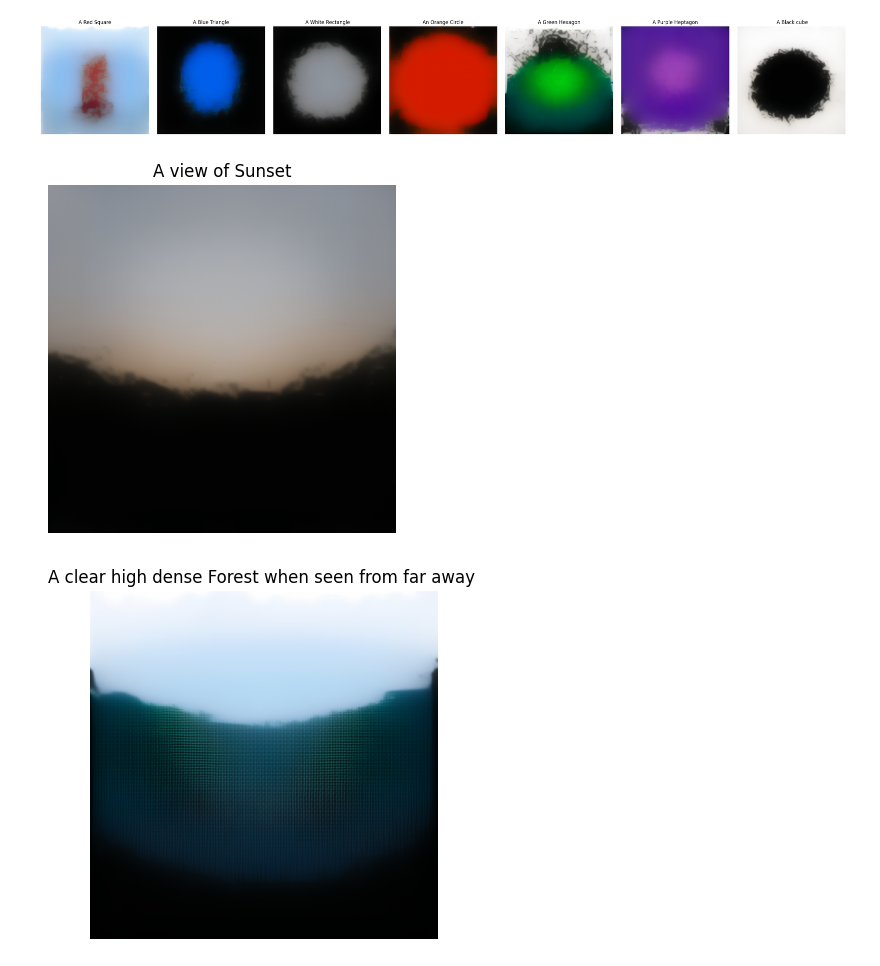
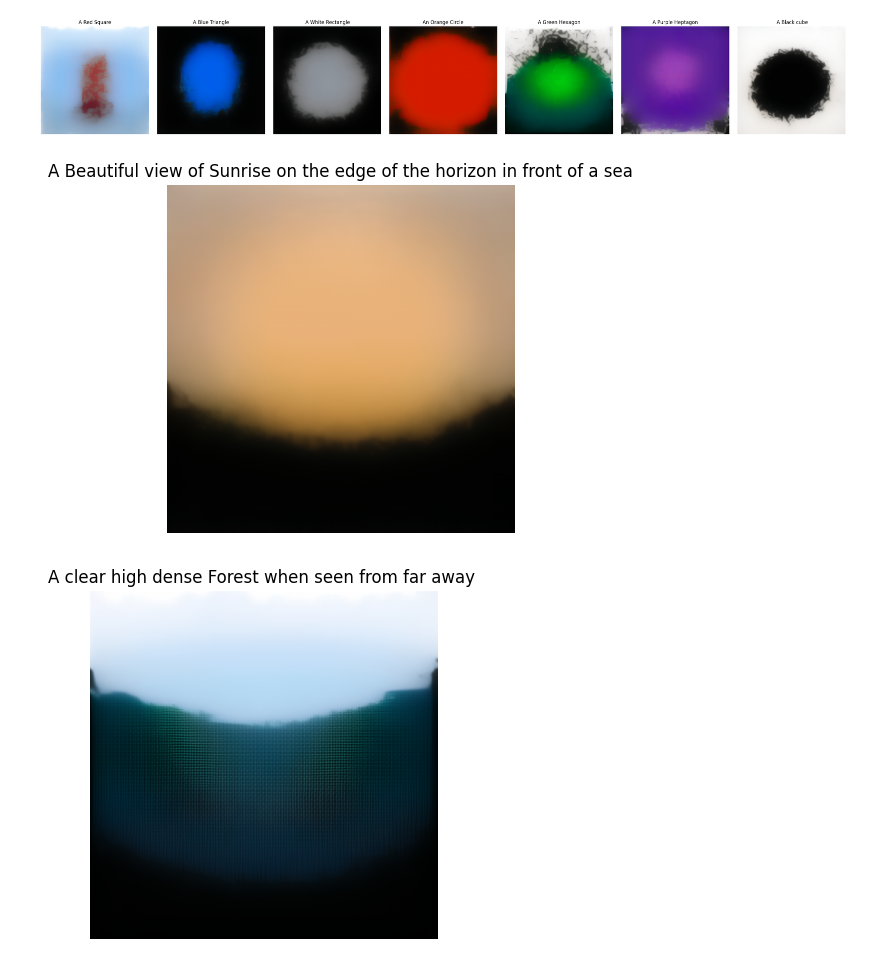
Before and after one commit to Ishushan02/Hybrid-Architecture-T2I, a Jupyter notebook: 10_ModelBTest.ipynb, the cells around one changed output. Saved outputs shown, nothing was run; the diff lists cells and outputs as text; code cells hidden in the pictures.

```diff
--- a/10_ModelBTest.ipynb
+++ b/10_ModelBTest.ipynb
@@ -628,10 +628,10 @@ generateImage(caption, modelA, modelB, "shape-e30")
 # %% [output]
 [figure]
 # %%
-caption = ["A view of Sunset"]
-generateImage(caption, modelA, modelB, "scenary-e30")
+caption = ["A Beautiful view of Sunrise on the edge of the horizon in front of a sea"]
+generateImage(caption, modelA, modelB, "scenary-e33")
 # %% [output]
-[figure, old version]
+[figure, new version]
 # %%
 caption = ["A clear high dense Forest when seen from far away "]
 generateImage(caption, modelA, modelB, "h")
```
Also changed, not shown: parts of 2 cells of this notebook.
